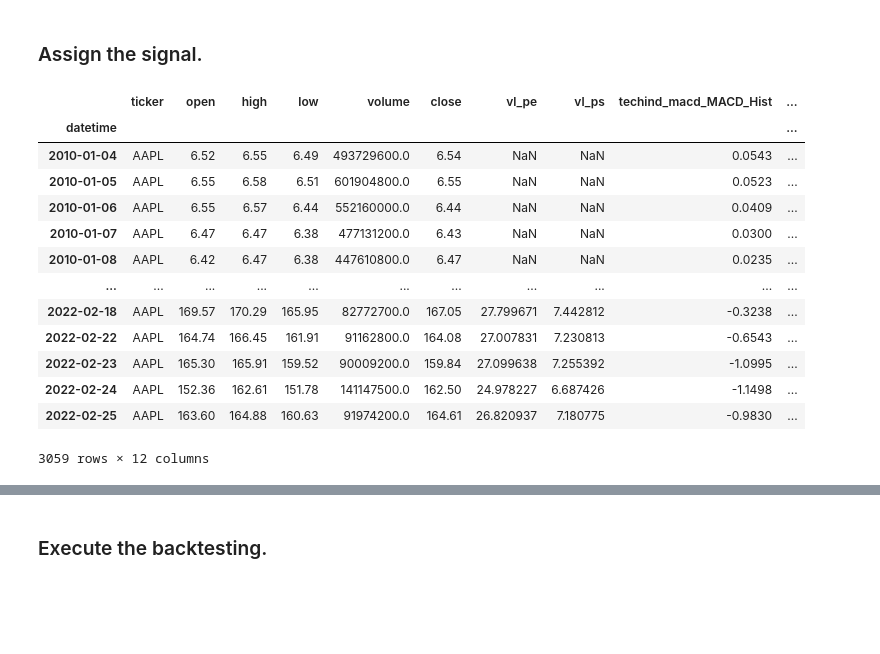
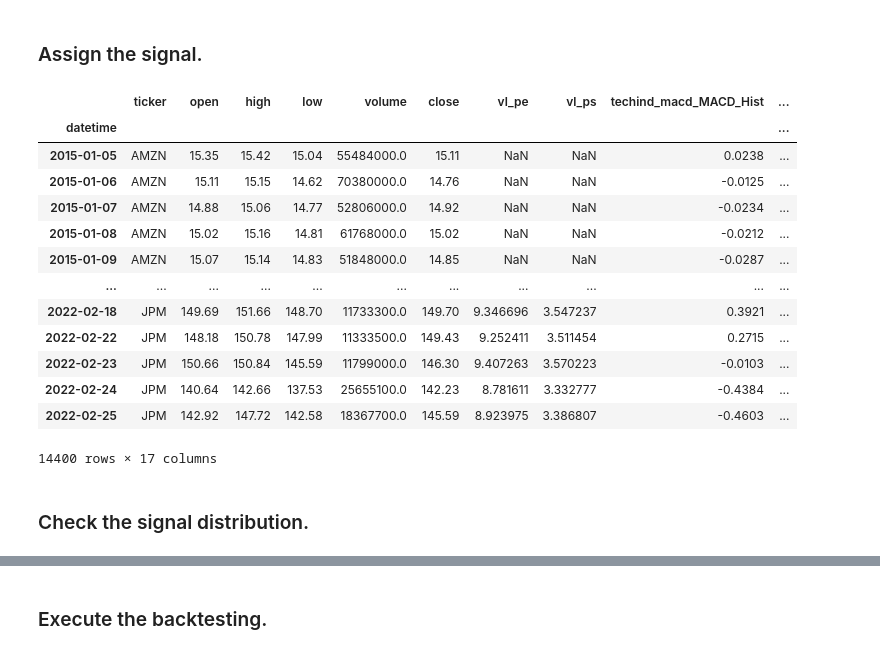
Before and after one commit to lioneltayyd/MADS-CAP, a Jupyter notebook: source/notebooks/backtesting_framework.ipynb, the cells around one changed output, grey strips where cells are left out. Cells and saved outputs as stored; diff of their text form; code cells hidden in the pictures; blank space fills up the shorter version.

```diff
--- a/source/notebooks/backtesting_framework.ipynb
+++ b/source/notebooks/backtesting_framework.ipynb
@@ -52,7 +52,13 @@ np.random.seed(PARAM_SEED)
 
 # List of ticker to collect data.
 ticker_to_collect = TICKER_TO_COLLECT.difference(TICKER_TO_EXCLUDE)
+
+# # Uncomment this part to use Jeremy's stock pick.
 ticker_to_collect = set(manage_files.load_cache_pk(DIR_DATASET_UTIL, "jeremy_tickers_v1.pickle"))
+ticker_to_collect = ticker_to_collect.difference(TICKER_TO_EXCLUDE)
+
+# # Uncomment this to specify specific tickers here.
+ticker_to_collect = set(["AAPL", "AMZN", "TSLA", "JNJ", "BA", "LMT", "JPM", "GS"])
 
 # Date range.
 date_beg, date_end = TICKER_DATE_COLLECT
@@ -119,6 +128,8 @@ defcols = [
 getcols = [
 	"vl_pe", "vl_ps",
 	"techind_macd_MACD_Hist", "techind_macd_MACD", "techind_macd_MACD_Signal",
+	"techind_ema_t20_EMA", "techind_ema_t50_EMA", "techind_ema_t200_EMA",
+	"techind_rsi_t20_RSI", "techind_rsi_t50_RSI",
  ]
 
 # Filter columns.
@@ -131,7 +142,7 @@ df_feature_proc["date"] = pd.to_datetime(df_feature_proc["date"])
 df_feature_proc = df_feature_proc \
 	.rename(columns={"date": "datetime"}) \
 	.set_index("datetime") \
-	.loc["2010-01-01":date_end, :]
+	.loc["2015-01-05":date_end, :]
 
 # Preview.
 df_feature_proc
@@ -155,39 +176,71 @@ df_feature_proc
 # %% [markdown]
 ### Assign the signal.
 # %%
+# --------------------------------------------------
 # Set up the rules or conditions for the signal.
+# --------------------------------------------------
 
-boo_macd_hist_bull = df_feature_proc["techind_macd_MACD_Hist"] > 0
-boo_macd_hist_bear = df_feature_proc["techind_macd_MACD_Hist"] < 0
+boo_macd_hist_bull = (df_feature_proc["techind_macd_MACD_Hist"] > 0) & (df_feature_proc["techind_macd_MACD_Hist"] <  1)
+boo_macd_hist_bear = (df_feature_proc["techind_macd_MACD_Hist"] < 0) & (df_feature_proc["techind_macd_MACD_Hist"] > -1)
 
-boo_macd_line_bull = df_feature_proc["techind_macd_MACD"] > 0
-boo_macd_sign_bull = df_feature_proc["techind_macd_MACD_Signal"] > 0
+boo_macd_line_bull = (df_feature_proc["techind_macd_MACD"] > 0.15)
+boo_macd_sign_bull = (df_feature_proc["techind_macd_MACD_Signal"] > 0.15)
 
-boo_macd_line_bear = df_feature_proc["techind_macd_MACD"] < 0
-boo_macd_sign_bear = df_feature_proc["techind_macd_MACD_Signal"] < 0
+boo_macd_line_bear = (df_feature_proc["techind_macd_MACD"] < -0.15)
+boo_macd_sign_bear = (df_feature_proc["techind_macd_MACD_Signal"] < -0.15)
+
+boo_rsi_thres_bull = (df_feature_proc["techind_rsi_t50_RSI"] < 25)
+boo_rsi_thres_bear = (df_feature_proc["techind_rsi_t50_RSI"] > 75)
 
 boo_pe = (df_feature_proc["vl_pe"] <= 35) & (df_feature_proc["vl_pe"] > 15)
 boo_ps = (df_feature_proc["vl_ps"] <= 50) & (df_feature_proc["vl_ps"] > 25)
 
+# --------------------------------------------------
+# Combine the conditions.
+# --------------------------------------------------
+
+boo_condition_longs = (
+	boo_macd_hist_bull \
+	& boo_macd_line_bull \
+	& boo_macd_sign_bull \
+) | (
+	boo_rsi_thres_bull
+)
+
+boo_condition_short = (
+	boo_macd_hist_bear \
+	& boo_macd_line_bear \
+	& boo_macd_sign_bear \
+) | (
+	boo_rsi_thres_bear
+)
+
+# --------------------------------------------------
 # Create signal.
+# --------------------------------------------------
+
+# Create the signal for (RuleBased) model. The trade
+# will be executed on the next day at opening price.
 df_feature_proc["signal"] = 0
-df_feature_proc.loc[boo_macd_hist_bull & boo_macd_line_bull & boo_macd_sign_bull, "signal"] = 1
-df_feature_proc.loc[boo_macd_hist_bear & boo_macd_line_bear & boo_macd_sign_bear, "signal"] = -1
+df_feature_proc.loc[boo_condition_longs, "signal"] =  1
+df_feature_proc.loc[boo_condition_short, "signal"] = -1
 
 # Preview.
 df_feature_proc
 # %% [output]
 |  | ticker | open | high | low | volume | close | vl_pe | vl_ps | techind_macd_MACD_Hist | ... |
 | datetime |  |  |  |  |  |  |  |  |  | ... |
-| 2010-01-04 | AAPL | 6.52 | 6.55 | 6.49 | 493729600.0 | 6.54 | NaN | NaN | 0.0543 | ... |
-| 2010-01-05 | AAPL | 6.55 | 6.58 | 6.51 | 601904800.0 | 6.55 | NaN | NaN | 0.0523 | ... |
-| 2010-01-06 | AAPL | 6.55 | 6.57 | 6.44 | 552160000.0 | 6.44 | NaN | NaN | 0.0409 | ... |
-| 2010-01-07 | AAPL | 6.47 | 6.47 | 6.38 | 477131200.0 | 6.43 | NaN | NaN | 0.0300 | ... |
-| 2010-01-08 | AAPL | 6.42 | 6.47 | 6.38 | 447610800.0 | 6.47 | NaN | NaN | 0.0235 | ... |
+| 2015-01-05 | AMZN | 15.35 | 15.42 | 15.04 | 55484000.0 | 15.11 | NaN | NaN | 0.0238 | ... |
+| 2015-01-06 | AMZN | 15.11 | 15.15 | 14.62 | 70380000.0 | 14.76 | NaN | NaN | -0.0125 | ... |
+| 2015-01-07 | AMZN | 14.88 | 15.06 | 14.77 | 52806000.0 | 14.92 | NaN | NaN | -0.0234 | ... |
+| 2015-01-08 | AMZN | 15.02 | 15.16 | 14.81 | 61768000.0 | 15.02 | NaN | NaN | -0.0212 | ... |
+| 2015-01-09 | AMZN | 15.07 | 15.14 | 14.83 | 51848000.0 | 14.85 | NaN | NaN | -0.0287 | ... |
 | ... | ... | ... | ... | ... | ... | ... | ... | ... | ... | ... |
-| 2022-02-18 | AAPL | 169.57 | 170.29 | 165.95 | 82772700.0 | 167.05 | 27.799671 | 7.442812 | -0.3238 | ... |
-| 2022-02-22 | AAPL | 164.74 | 166.45 | 161.91 | 91162800.0 | 164.08 | 27.007831 | 7.230813 | -0.6543 | ... |
-| 2022-02-23 | AAPL | 165.30 | 165.91 | 159.52 | 90009200.0 | 159.84 | 27.099638 | 7.255392 | -1.0995 | ... |
-| 2022-02-24 | AAPL | 152.36 | 162.61 | 151.78 | 141147500.0 | 162.50 | 24.978227 | 6.687426 | -1.1498 | ... |
-| 2022-02-25 | AAPL | 163.60 | 164.88 | 160.63 | 91974200.0 | 164.61 | 26.820937 | 7.180775 | -0.9830 | ... |
+| 2022-02-18 | JPM | 149.69 | 151.66 | 148.70 | 11733300.0 | 149.70 | 9.346696 | 3.547237 | 0.3921 | ... |
+| 2022-02-22 | JPM | 148.18 | 150.78 | 147.99 | 11333500.0 | 149.43 | 9.252411 | 3.511454 | 0.2715 | ... |
+| 2022-02-23 | JPM | 150.66 | 150.84 | 145.59 | 11799000.0 | 146.30 | 9.407263 | 3.570223 | -0.0103 | ... |
+| 2022-02-24 | JPM | 140.64 | 142.66 | 137.53 | 25655100.0 | 142.23 | 8.781611 | 3.332777 | -0.4384 | ... |
+| 2022-02-25 | JPM | 142.92 | 147.72 | 142.58 | 18367700.0 | 145.59 | 8.923975 | 3.386807 | -0.4603 | ... |
-3059 rows × 12 columns
+14400 rows × 17 columns
+# %% [markdown]
+### Check the signal distribution.
```
Also changed, not shown: parts of 10 cells of this notebook, 1 other file.
